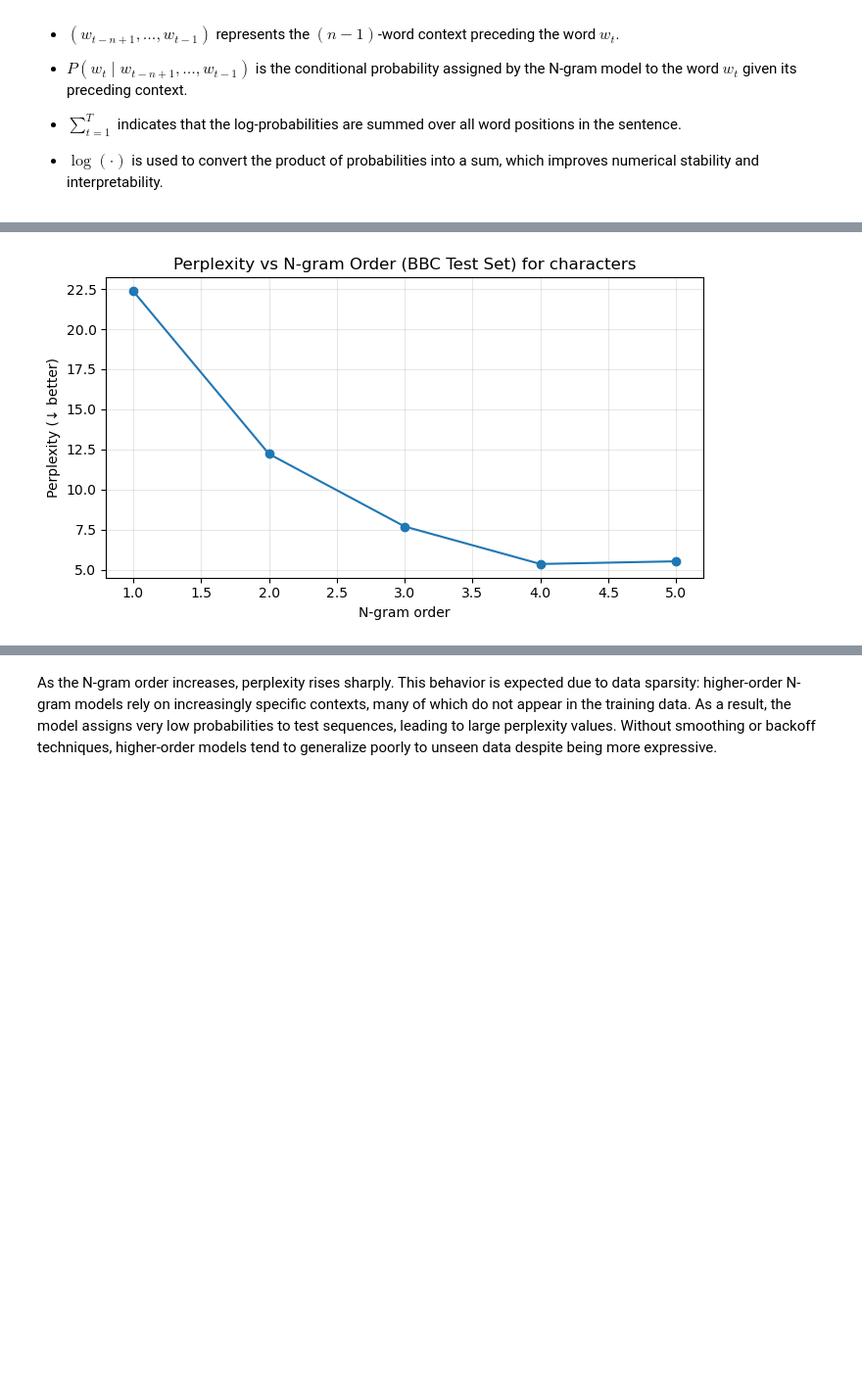
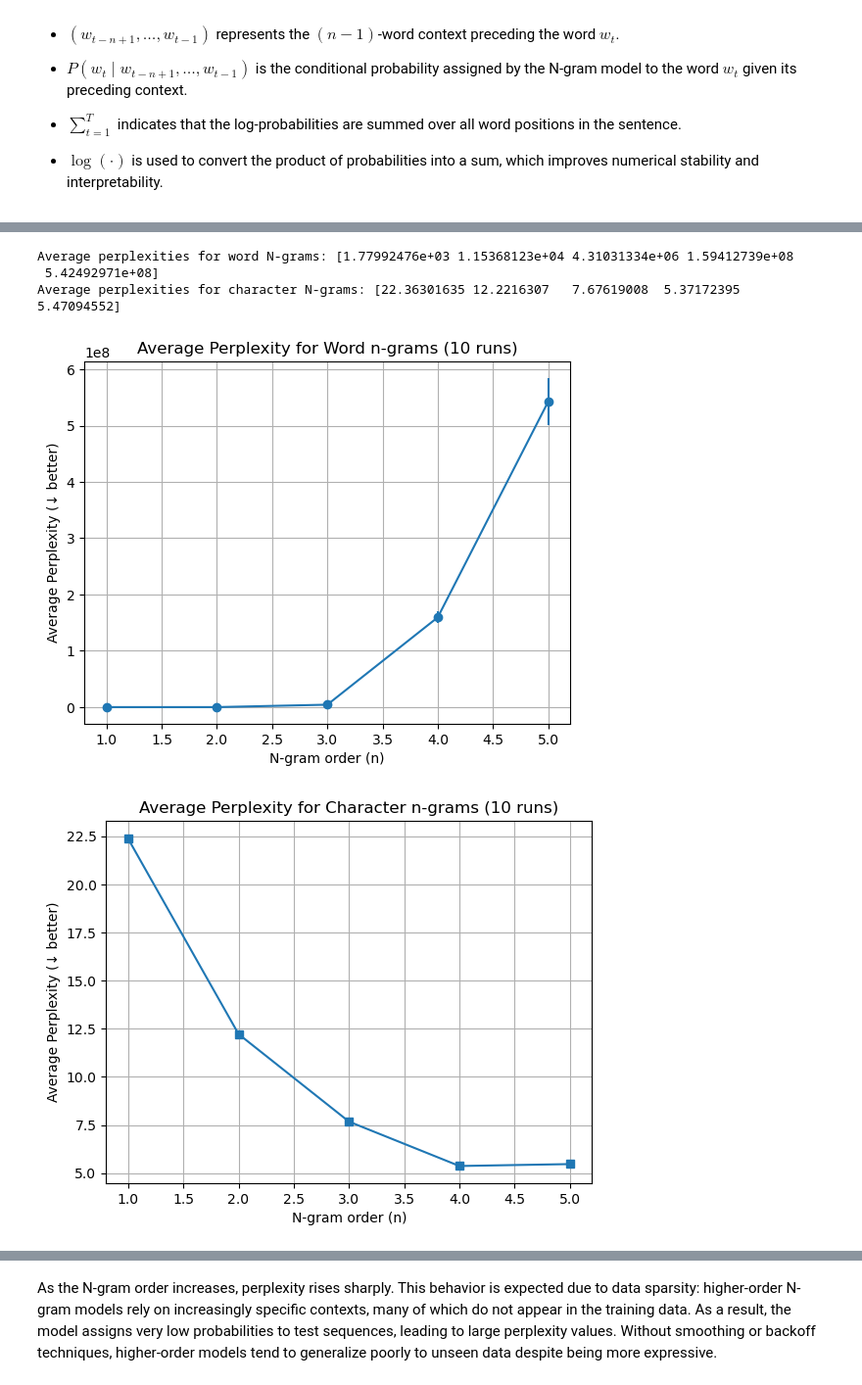
Before and after one commit to 2308monsi/KP, a Jupyter notebook: Seminar_Software/ModelResults.ipynb, the cells around one changed output, grey strips where cells are left out. Shown at 98% size. Cells and saved outputs as stored; diff of their text form; code cells hidden in the pictures; blank space fills up the shorter version.

Commit message:
results for both measurements for both accuracy and perplexity

```diff
--- a/Seminar_Software/ModelResults.ipynb
+++ b/Seminar_Software/ModelResults.ipynb
@@ -52,10 +52,13 @@ import pandas as pd
 
 # Function to compute the perplexity of an n-gram model on a test dataset where n is the order of the n-gram model, test_csv is the path to the CSV file containing the test n-grams, prob_dicts is a dictionary of probability models for different n values, and epsilon is a small value to avoid log(0)
 
-def compute_perplexity(test_csv, prob_dicts, n, epsilon=1e-12):
+def compute_perplexity(test_csv, prob_dicts, n, sample_frac, epsilon=1e-12):
     df = pd.read_csv(test_csv)
     log_prob_sum = 0.0
     T = 0
+
+    if sample_frac < 1.0:
+        df = df.sample(frac=sample_frac, replace=False, random_state=None) # fraction of data to sample, the sample is different each time as random_state is None
 
     model = prob_dicts[n]
 
@@ -68,7 +71,7 @@ def compute_perplexity(test_csv, prob_dicts, n, epsilon=1e-12):
         else:
             context = str(tuple(ngram[:-1]))
 
-        prob = model.get(context, {}).get(target, epsilon)
+        prob = model.get(context, {}).get(target, epsilon) # if the model assigns zero probability, pretend it is very small instead
 
         log_prob_sum += log(prob)
         T += 1
@@ -120,15 +126,34 @@ Perplexities for word N-grams: [1769.073119192971, 11480.194339482558, 4144823.4
+# %%
+avg_word = perplexities_word.mean(axis=0) # average over runs, method from numpy
+std_word = perplexities_word.std(axis=0) # standard deviation over runs, method from numpy
+
+avg_char = perplexities_char.mean(axis=0)
+std_char = perplexities_char.std(axis=0)
+
+print("Average perplexities for word N-grams:", avg_word)
+print("Average perplexities for character N-grams:", avg_char)
+# %% [output]
+Average perplexities for word N-grams: [1.77992476e+03 1.15368123e+04 4.31031334e+06 1.59412739e+08
+ 5.42492971e+08]
+Average perplexities for character N-grams: [22.36301635 12.2216307   7.67619008  5.37172395  5.47094552]
 # %%
 import matplotlib.pyplot as plt
 
-N = [1, 2, 3, 4, 5]
+plt.figure()
+plt.errorbar(N, avg_word, yerr=std_word, marker='o')
+plt.xlabel("N-gram order (n)")
+plt.ylabel("Average Perplexity (↓ better)")
+plt.title("Average Perplexity for Word n-grams (10 runs)")
+plt.grid(True)
+plt.show()
 
-plt.figure(figsize=(7, 4))
-plt.plot(N, perplexities_char, marker="o")
-plt.xlabel("N-gram order")
-plt.ylabel("Perplexity (↓ better)")
-plt.title("Perplexity vs N-gram Order (BBC Test Set) for characters")
-plt.grid(alpha=0.3)
-plt.tight_layout()
+plt.figure()
+plt.errorbar(N, avg_char, yerr=std_char, marker='s')
+plt.xlabel("N-gram order (n)")
+plt.ylabel("Average Perplexity (↓ better)")
+plt.title("Average Perplexity for Character n-grams (10 runs)")
+plt.grid(True)
 plt.show()
 # %% [output]
-[figure, old version]
+[figure, new version]
+[figure, added]
```
Also changed, not shown: parts of 9 cells of this notebook.
